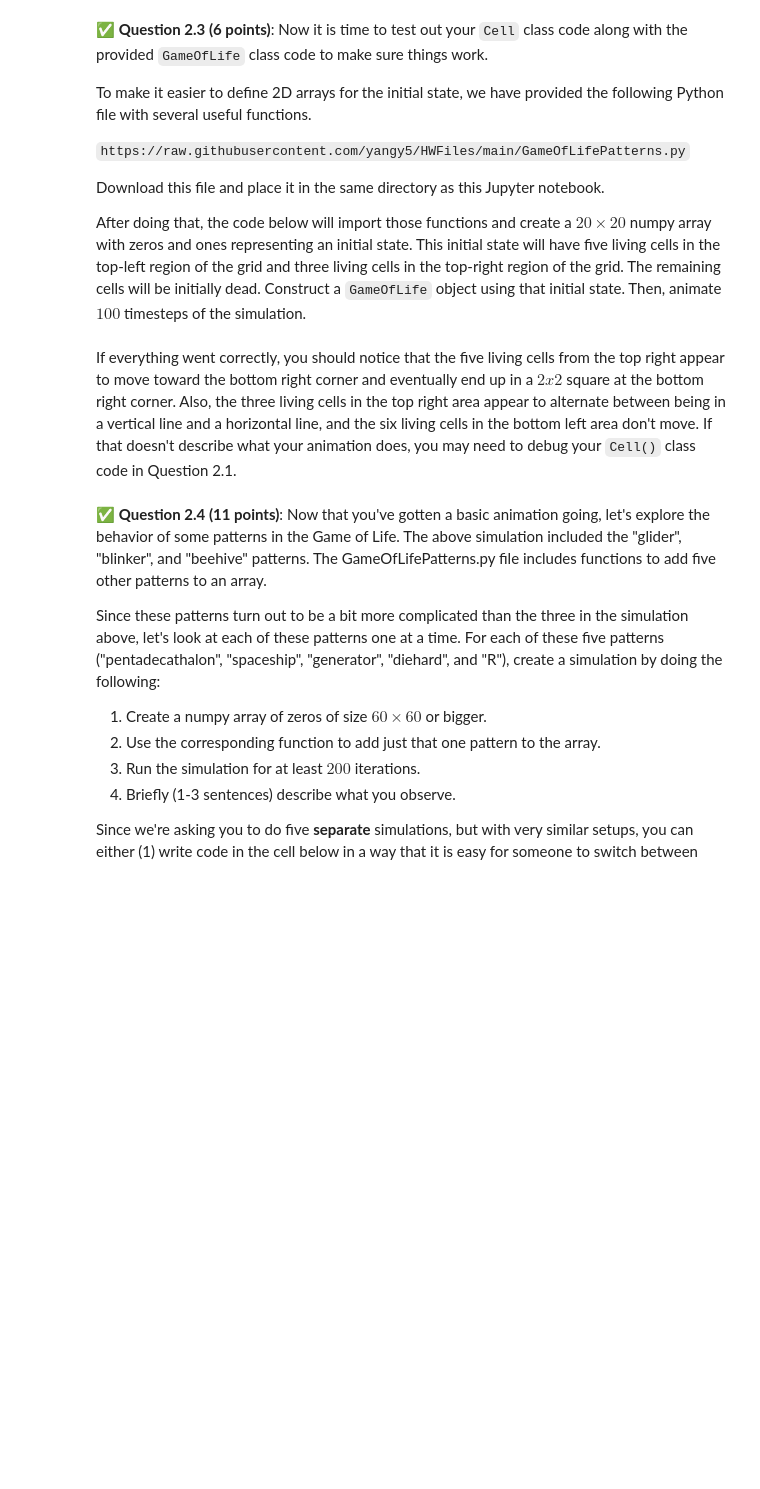
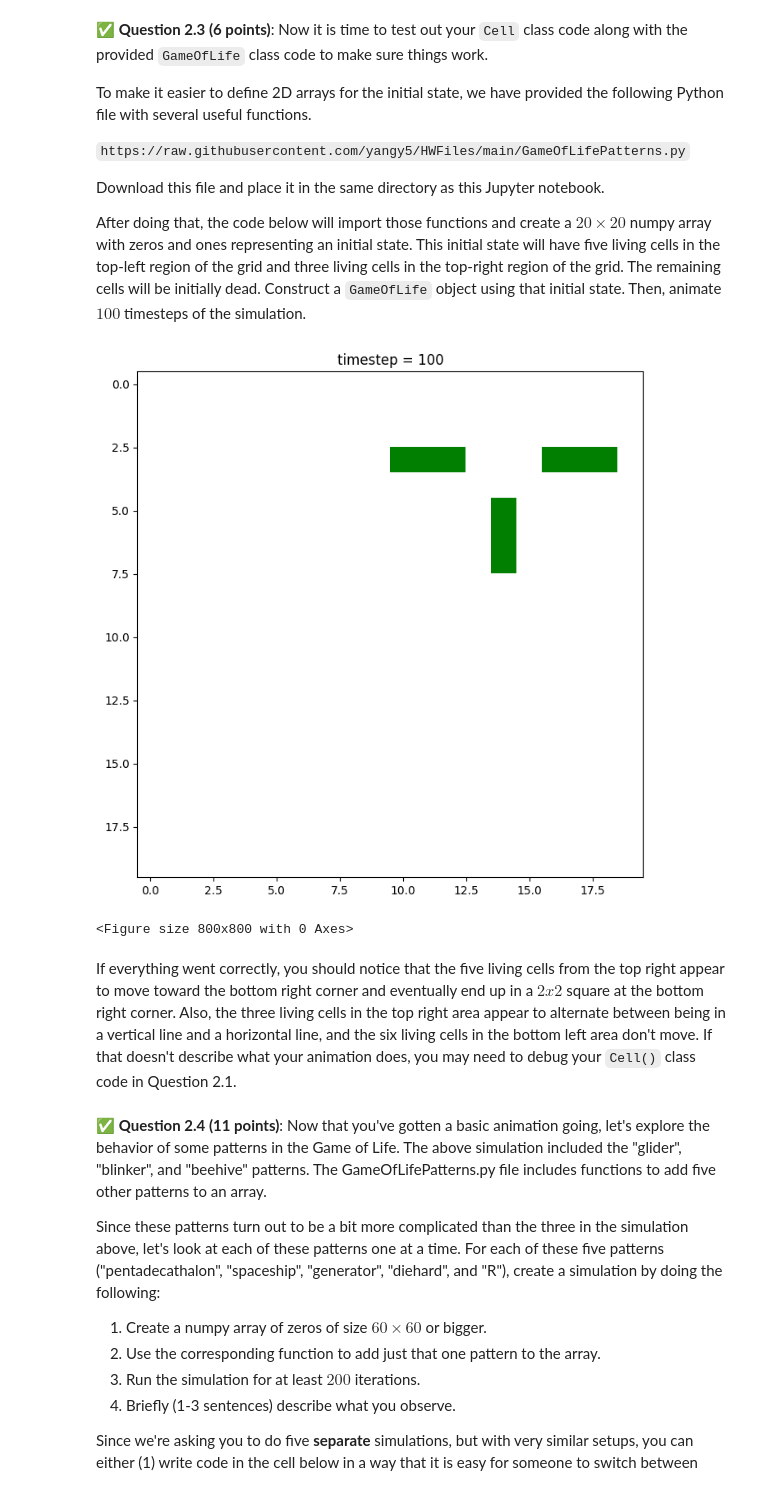
Before and after one commit to Jlozano351/CMSE202-s24-turnin, a Jupyter notebook: hw-02/HW-02_ABMandGraphTheory-Juan José Lozano González.ipynb, the cells around one changed output. Cells and saved outputs as stored; diff of their text form; code cells hidden in the pictures; blank space fills up the shorter version.

```diff
--- a/hw-02/HW-02_ABMandGraphTheory-Juan José Lozano González.ipynb
+++ b/hw-02/HW-02_ABMandGraphTheory-Juan José Lozano González.ipynb
@@ -88,6 +88,7 @@ class Cell():
         Add a cell to the list of neighbors
         '''
         # append neighbor_cell to neighbor_list
+        self.neighbor_list.append(neighbor_cell)
 
     def update_num_alive_neighbors(self):
         '''
@@ -95,9 +96,16 @@ class Cell():
         '''
         # reset num_alive_neighbors to zero
 
+        self.num_alive_neighbors = 0
         # loop through the cells in neighbor_list
 
+        for i in self.neighbor_list:
+
             # for each cell which is alive, increment num_alive_neighbors by 1
+
+            if i.is_alive:
+                self.num_alive_neighbors += 1
+
 
     def update_is_alive(self):
         '''
@@ -105,8 +113,17 @@ class Cell():
         '''
         # update is_alive depending on num_alive_neighbors and is_alive
         # if the cell is currently alive, it needs to have exactly 2 or 3 alive neighbors to stay alive
+
+        if self.is_alive is True and self.num_alive_neighbors == 2 or self.num_alive_neighbors == 3:
+            self.is_alive = True
+
+        else:
+            self.is_alive = False
+
         # if the cell is currently dead, it needs to have exactly 3 neighbors to become alive
 
+        if self.is_alive == False and self.num_alive_neighbors == 3:
+            self.is_alive = True
         # NOTE: This method will be called by the GameOfLife class (see Question 2.2) on every cell AFTER calling
         # update_num_alive_neighbors() on every cell. Do NOT call update_num_alive_neighbors() in this method
 # %% [markdown]
@@ -217,27 +246,34 @@ After doing that, the code below will import those functions and create a $20 \t
 # %%
 # Put your code for Question 2.3 here
 
 # Import helper functions
 from GameOfLifePatterns import *
 
 # initial state array
 initial_state = np.zeros((20,20))
 initial_state = add_glider(initial_state,0,0,'SE')
 initial_state = add_blinker(initial_state,1,17,'vertical')
 initial_state = add_beehive(initial_state,16,1,'horizontal')
 
 # create a GameOfLife object using the initial_state formed above
+board = GameOfLife(initial_state)
 
 # figure for animation
 fig, ax = plt.subplots(figsize=(8,8)) # change figsize if needed
 
 # draw the initial state
+board.draw(fig)
 
 # loop over 100 iterations
+for i in range(100):
 
     # evolve the simulation by one timestep
-
+    board.update()
     # draw the grid of cells
+    board.draw(fig)
+# %% [output]
+[figure, added]
+<Figure size 800x800 with 0 Axes>
 # %% [markdown]
 If everything went correctly, you should notice that the five living cells from the top right appear to move toward the bottom right corner and eventually end up in a $2x2$ square at the bottom right corner. Also, the three living cells in the top right area appear to alternate between being in a vertical line and a horizontal line, and the six living cells in the bottom left area don't move. If that doesn't describe what your animation does, you may need to debug your `Cell()` class code in Question 2.1.
 # %% [markdown]
```
Also changed, not shown: parts of 20 cells of this notebook, 2 other files.
